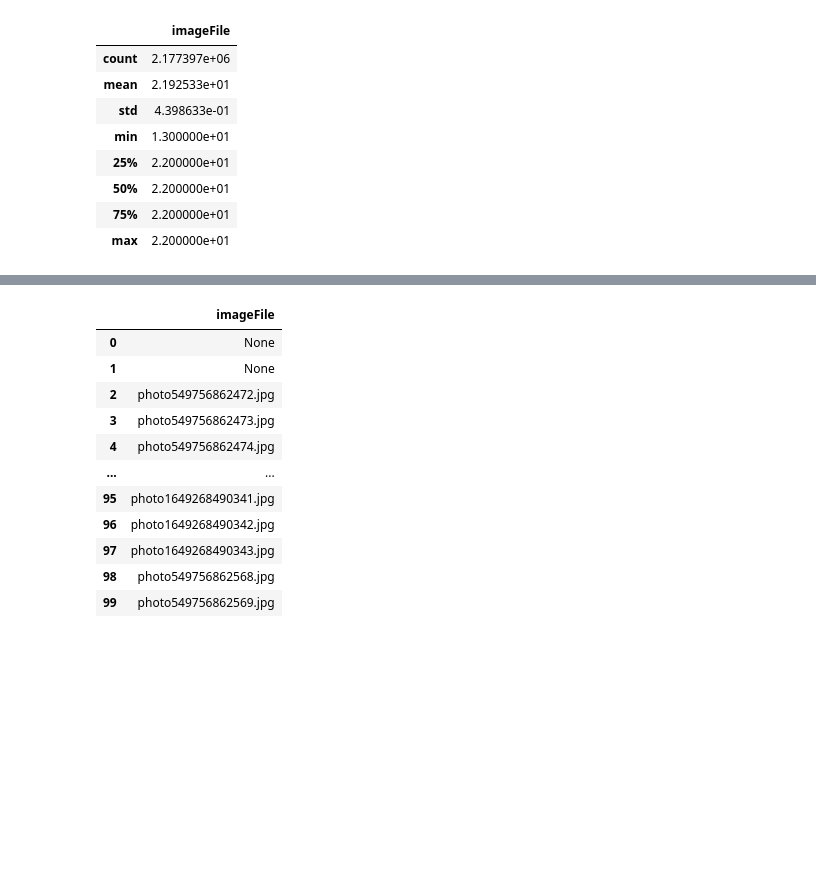
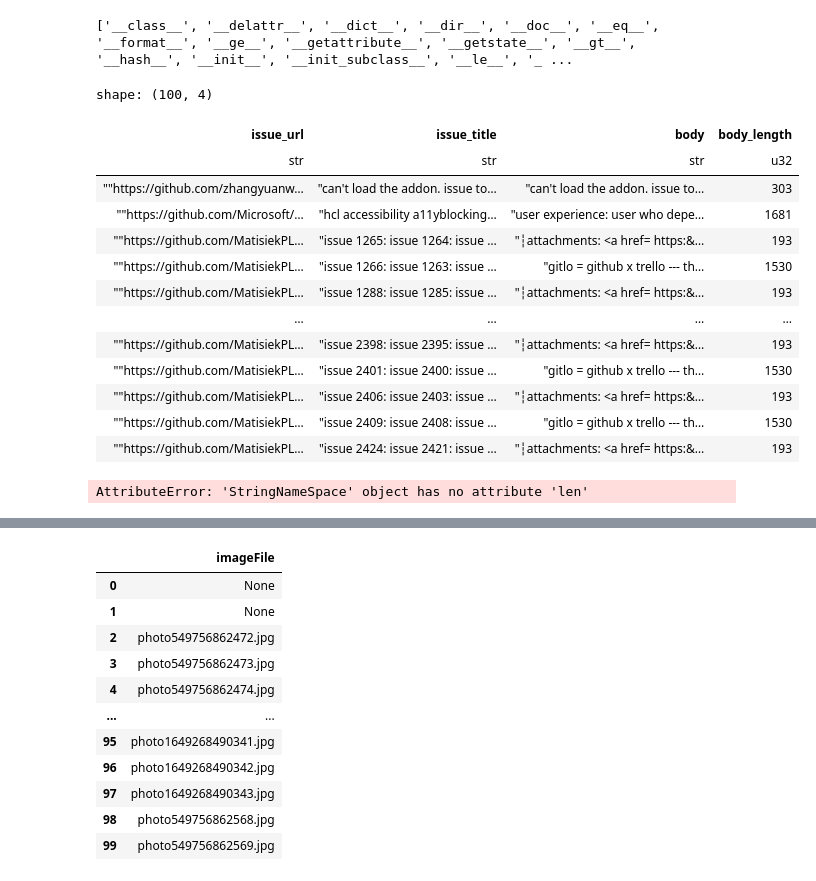
Before and after one commit to yan-alex/fsst-plus-experiments, a Jupyter notebook: benchmarking/visualize_data.ipynb, the cells around one changed output, grey strips where cells are left out. Cells and saved outputs as stored; diff of their text form; code cells hidden in the pictures; blank space fills up the shorter version.

```diff
--- a/benchmarking/visualize_data.ipynb
+++ b/benchmarking/visualize_data.ipynb
@@ -39,12 +14,29 @@ shape: (1_000, 105)
-# %%
-df[['imageFile']].apply(lambda x: x.str.len()).describe()
-# %% [output]
-|  | imageFile |
-| count | 2.177397e+06 |
-| mean | 2.192533e+01 |
-| std | 4.398633e-01 |
-| min | 1.300000e+01 |
-| 25% | 2.200000e+01 |
-| 50% | 2.200000e+01 |
-| 75% | 2.200000e+01 |
-| max | 2.200000e+01 |
+# %%
+string_methods = dir(pl.col("body").str)
+print(string_methods)
+# %% [output]
+['__class__', '__delattr__', '__dict__', '__dir__', '__doc__', '__eq__', '__format__', '__ge__', '__getattribute__', '__getstate__', '__gt__', '__hash__', '__init__', '__init_subclass__', '__le__', '_ ...
+# %%
+df.with_columns(pl.col("body").str.len_bytes().alias("body_length")).head(100)
+
+# pl.col("body").str.len_bytes()
+# %% [output]
+shape: (100, 4)
+| issue_url | issue_title | body | body_length |
+| str | str | str | u32 |
+| ""https://github.com/zhangyuanw… | "can't load the addon. issue to… | "can't load the addon. issue to… | 303 |
+| ""https://github.com/Microsoft/… | "hcl accessibility a11yblocking… | "user experience: user who depe… | 1681 |
+| ""https://github.com/MatisiekPL… | "issue 1265: issue 1264: issue … | "┆attachments: <a href= https:&… | 193 |
+| ""https://github.com/MatisiekPL… | "issue 1266: issue 1263: issue … | "gitlo = github x trello --- th… | 1530 |
+| ""https://github.com/MatisiekPL… | "issue 1288: issue 1285: issue … | "┆attachments: <a href= https:&… | 193 |
+| … | … | … | … |
+| ""https://github.com/MatisiekPL… | "issue 2398: issue 2395: issue … | "┆attachments: <a href= https:&… | 193 |
+| ""https://github.com/MatisiekPL… | "issue 2401: issue 2400: issue … | "gitlo = github x trello --- th… | 1530 |
+| ""https://github.com/MatisiekPL… | "issue 2406: issue 2403: issue … | "┆attachments: <a href= https:&… | 193 |
+| ""https://github.com/MatisiekPL… | "issue 2409: issue 2408: issue … | "gitlo = github x trello --- th… | 1530 |
+| ""https://github.com/MatisiekPL… | "issue 2424: issue 2421: issue … | "┆attachments: <a href= https:&… | 193 |
+# %%
+# do the polars equivalent of df[['body']].apply(lambda x: x.str.len()).describe() AttributeError: 'DataFrame' object has no attribute 'apply'
+df['body'].str.len().describe()
+# %% [output]
+AttributeError: 'StringNameSpace' object has no attribute 'len'
```
Also changed, not shown: parts of 5 cells of this notebook, 4 other files.
